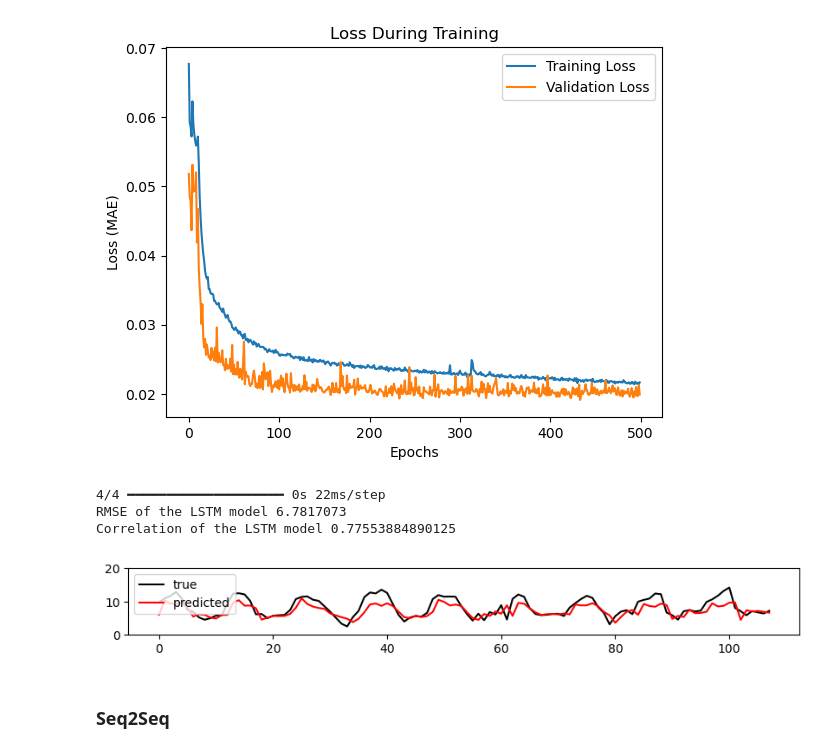
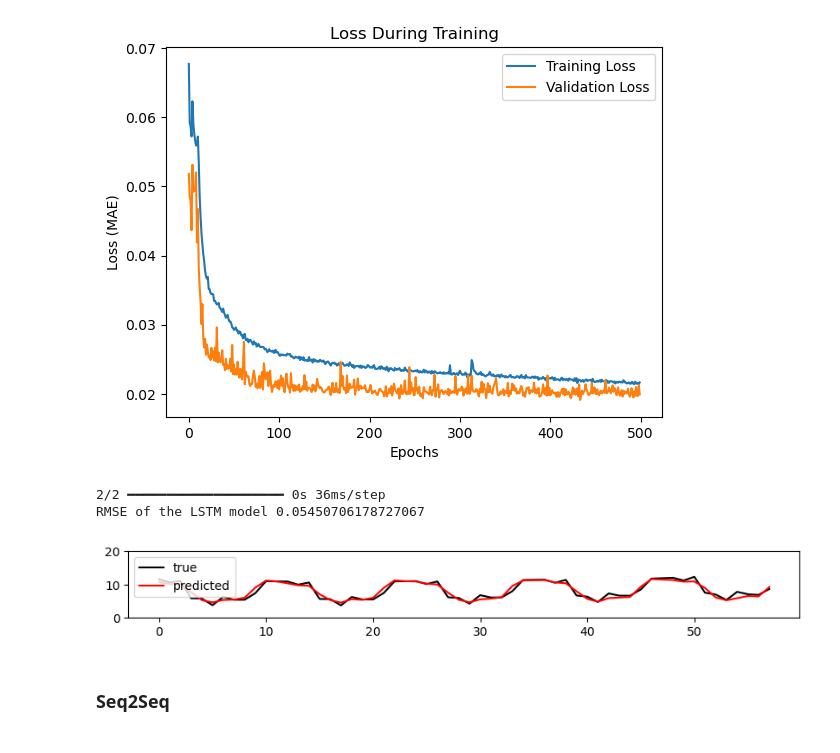
Before and after one commit to boalong/mva-series-temp-projet, a Jupyter notebook: models.ipynb, the cells around one changed output. Drawn from its saved outputs; the diff is of its cells as text; code cells hidden in the pictures.

```diff
--- a/models.ipynb
+++ b/models.ipynb
@@ -310,6 +325,6 @@ test2 = test2[len(test2) - len(test) - sequence_length:]
 # %%
 scaler = MinMaxScaler(feature_range=(0, 1))
-scaled_train = scaler.fit_transform(train)
+scaled_train = scaler.fit_transform(np.array(train).reshape(-1, 1))
 
 sequence_length = 50
 X_train, y_train = [], []
@@ -391,7 +406,7 @@ model.save('lstm/lstm_model.keras')
 lstm_model = load_model('lstm/lstm_model.keras')
 # %%
 scaler = MinMaxScaler(feature_range=(0, 1))
-scaled_test = scaler.fit_transform(test2)
+scaled_test = scaler.fit_transform(np.array(test).reshape(-1, 1))
 
 sequence_length = 50
 X_test, y_test = [], []
@@ -425,24 +440,23 @@ MAE on test data: 0.14032581448554993
 # %%
 unscaled_lstm_prediction = lstm_model.predict(X_test)
 lstm_predictions = scaler.inverse_transform(unscaled_lstm_prediction)
 
 unscaled_y_test = scaler.inverse_transform(y_test.reshape(-1, 1))
 plt.figure(figsize=(10, 1))
 plt.ylim(0, 20)
 plt.plot(unscaled_y_test, label='true', color='black')
 plt.plot(lstm_predictions, label='predicted', color='red')
 plt.legend()
 
-lstm_rmse = np.sqrt(np.mean(unscaled_seq_prediction - lstm_predictions)**2)
+lstm_rmse = np.sqrt(np.mean(unscaled_y_test - lstm_predictions)**2)
 print('RMSE of the LSTM model', lstm_rmse)
 
-lstm_correlation = correlation(lstm_predictions, unscaled_y_test)
-print('Correlation of the LSTM model', lstm_correlation)
+# lstm_correlation = correlation(lstm_predictions, unscaled_y_test)
+# print('Correlation of the LSTM model', lstm_correlation)
 # %% [output]
-4/4 ━━━━━━━━━━━━━━━━━━━━ 0s 22ms/step
-RMSE of the LSTM model 6.7817073
-Correlation of the LSTM model 0.77553884890125
+2/2 ━━━━━━━━━━━━━━━━━━━━ 0s 36ms/step
+RMSE of the LSTM model 0.05450706178727067
-[figure, old version]
+[figure, new version]
 # %% [markdown]
 ### Seq2Seq
 # %%
```
Also changed, not shown: parts of 8 cells of this notebook, 2 other files.
